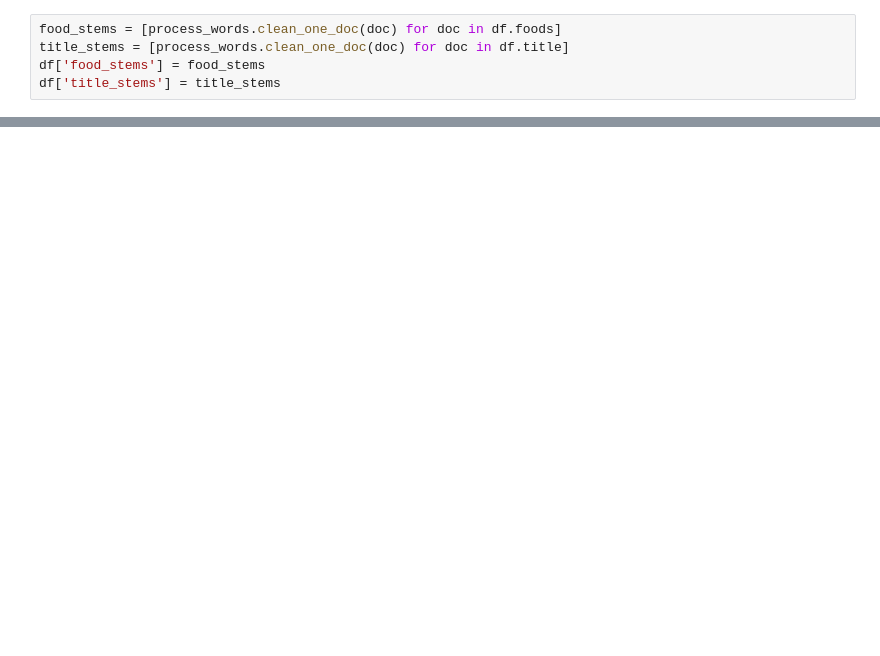
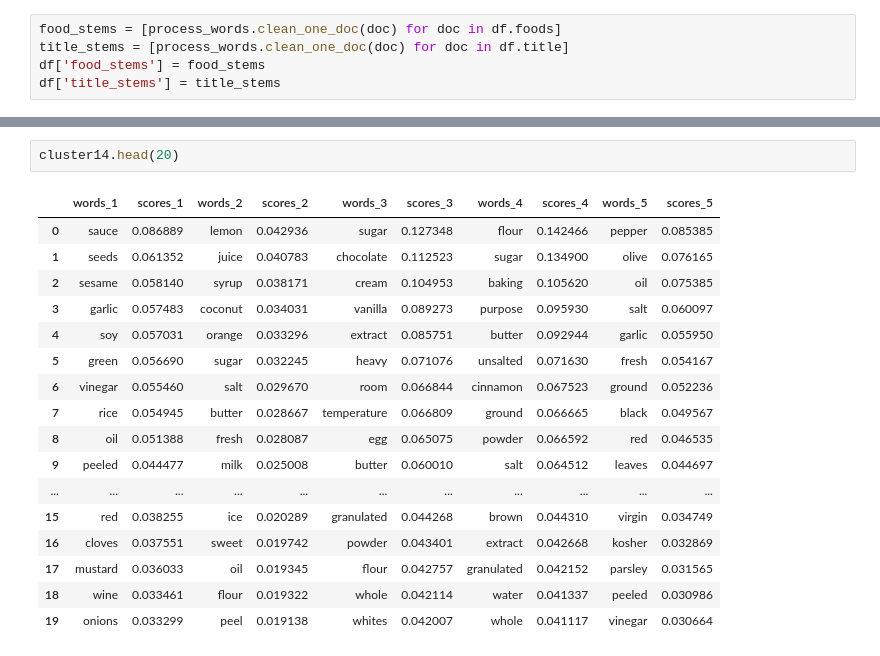
Before and after one commit to elisabeth-berg/trending-food, a Jupyter notebook: foodscrape_workbook.ipynb, the cells around one changed output, grey strips where cells are left out. Cells and saved outputs as stored; diff of their text form; blank space fills up the shorter version.

```diff
--- a/foodscrape_workbook.ipynb
+++ b/foodscrape_workbook.ipynb
@@ -212,0 +176,20 @@ array([ True,  True,  True, ..., False, False, False], dtype=bool)
+# %%
+cluster14.head(20)
+# %% [output]
+|  | words_1 | scores_1 | words_2 | scores_2 | words_3 | scores_3 | words_4 | scores_4 | words_5 | scores_5 |
+| 0 | sauce | 0.086889 | lemon | 0.042936 | sugar | 0.127348 | flour | 0.142466 | pepper | 0.085385 |
+| 1 | seeds | 0.061352 | juice | 0.040783 | chocolate | 0.112523 | sugar | 0.134900 | olive | 0.076165 |
+| 2 | sesame | 0.058140 | syrup | 0.038171 | cream | 0.104953 | baking | 0.105620 | oil | 0.075385 |
+| 3 | garlic | 0.057483 | coconut | 0.034031 | vanilla | 0.089273 | purpose | 0.095930 | salt | 0.060097 |
+| 4 | soy | 0.057031 | orange | 0.033296 | extract | 0.085751 | butter | 0.092944 | garlic | 0.055950 |
+| 5 | green | 0.056690 | sugar | 0.032245 | heavy | 0.071076 | unsalted | 0.071630 | fresh | 0.054167 |
+| 6 | vinegar | 0.055460 | salt | 0.029670 | room | 0.066844 | cinnamon | 0.067523 | ground | 0.052236 |
+| 7 | rice | 0.054945 | butter | 0.028667 | temperature | 0.066809 | ground | 0.066665 | black | 0.049567 |
+| 8 | oil | 0.051388 | fresh | 0.028087 | egg | 0.065075 | powder | 0.066592 | red | 0.046535 |
+| 9 | peeled | 0.044477 | milk | 0.025008 | butter | 0.060010 | salt | 0.064512 | leaves | 0.044697 |
+| ... | ... | ... | ... | ... | ... | ... | ... | ... | ... | ... |
+| 15 | red | 0.038255 | ice | 0.020289 | granulated | 0.044268 | brown | 0.044310 | virgin | 0.034749 |
+| 16 | cloves | 0.037551 | sweet | 0.019742 | powder | 0.043401 | extract | 0.042668 | kosher | 0.032869 |
+| 17 | mustard | 0.036033 | oil | 0.019345 | flour | 0.042757 | granulated | 0.042152 | parsley | 0.031565 |
+| 18 | wine | 0.033461 | flour | 0.019322 | whole | 0.042114 | water | 0.041337 | peeled | 0.030986 |
+| 19 | onions | 0.033299 | peel | 0.019138 | whites | 0.042007 | whole | 0.041117 | vinegar | 0.030664 |
```
Also changed, not shown: parts of 39 cells of this notebook, 1 other file.
